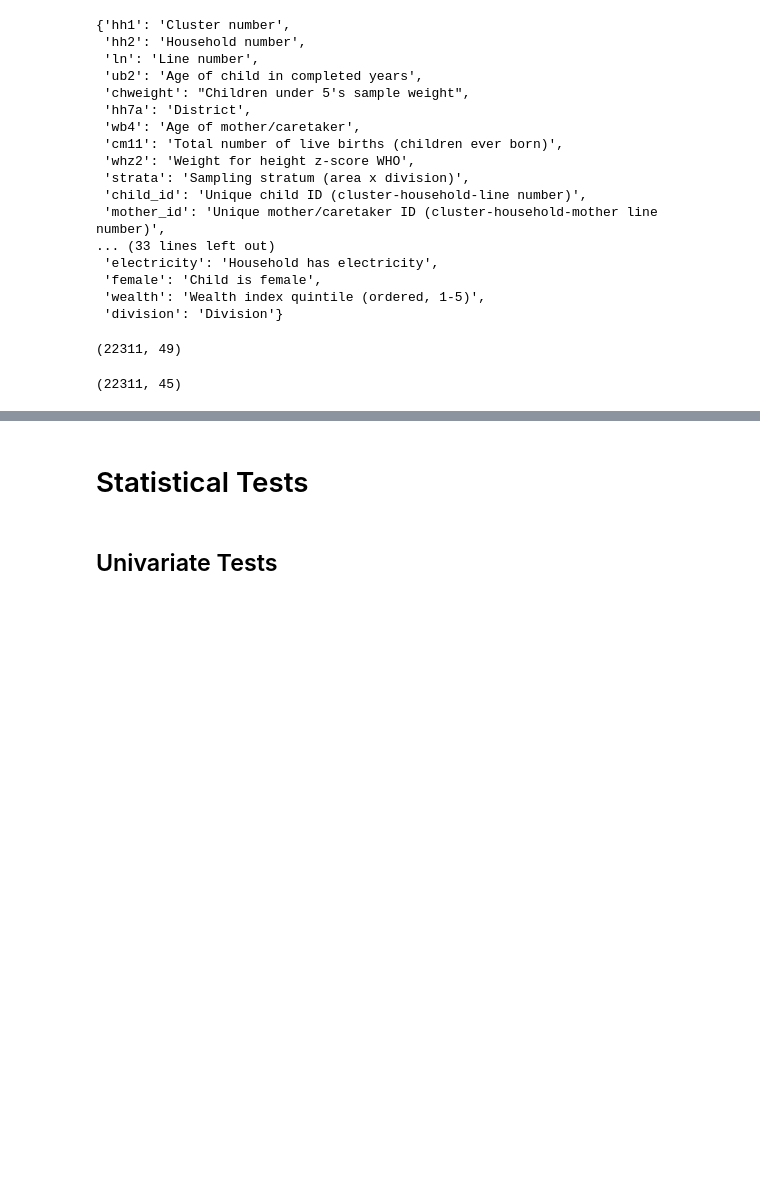
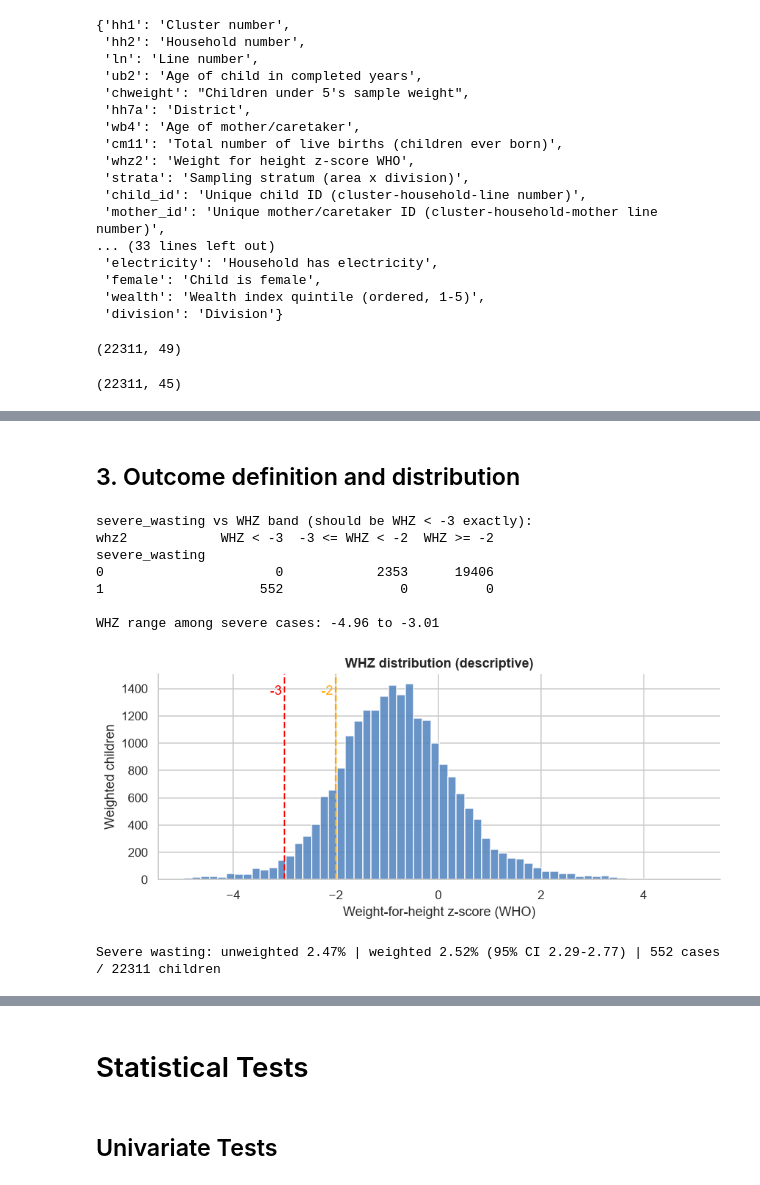
Before and after one commit to MJwd-Hasan/wasting_mics, a Jupyter notebook: eda.ipynb, the cells around one changed output, grey strips where cells are left out. Cells and saved outputs as stored; diff of their text form; code cells hidden in the pictures; blank space fills up the shorter version.

```diff
--- a/eda.ipynb
+++ b/eda.ipynb
@@ -125,0 +219,31 @@ df_clean.shape
+# %% [markdown]
+## 3. Outcome definition and distribution
+# %%
+# Verify the outcome coding against the (descriptive-only) weight-for-height z-score kept in the raw file.
+z = data.loc[df_clean.index if False else data.index, ["whz2", "severe_wasting", "wast_cat"]]
+print("severe_wasting vs WHZ band (should be WHZ < -3 exactly):")
+print(pd.crosstab(z.severe_wasting, pd.cut(z.whz2, [-np.inf, -3, -2, np.inf], right=False,
+                  labels=["WHZ < -3", "-3 <= WHZ < -2", "WHZ >= -2"])))
+print("\nWHZ range among severe cases:", z.loc[z.severe_wasting == 1, "whz2"].min(), "to", z.loc[z.severe_wasting == 1, "whz2"].max())
+# Weighted WHZ distribution with cut-offs (whz2 is NOT used as a predictor anywhere).
+w = data.loc[data.chweight > 0]
+fig, ax = plt.subplots(figsize=(8, 3.6))
+ax.hist(w.whz2, bins=60, weights=w.chweight, color="#4f81bd", alpha=.85)
+for x, c in [(-2, "orange"), (-3, "red")]:
+    ax.axvline(x, color=c, ls="--"); ax.text(x - .05, ax.get_ylim()[1] * .9, f"{x}", color=c, ha="right")
+ax.set_xlabel("Weight-for-height z-score (WHO)"); ax.set_ylabel("Weighted children"); ax.set_title("WHZ distribution (descriptive)")
+plt.tight_layout(); plt.show()
+# Prevalence of the three wasting endpoints.
+p = prev_by(df_clean.assign(all_=1), "all_")
+print("\nSevere wasting: unweighted %.2f%% | weighted %.2f%% (95%% CI %.2f-%.2f) | %d cases / %d children" % (
+    df_clean.severe_wasting.mean() * 100, p.est.iloc[0], p.lci.iloc[0], p.uci.iloc[0], p.cases.iloc[0], p.n.iloc[0]))
+# %% [output]
+severe_wasting vs WHZ band (should be WHZ < -3 exactly):
+whz2            WHZ < -3  -3 <= WHZ < -2  WHZ >= -2
+severe_wasting
+0                      0            2353      19406
+1                    552               0          0
+
+WHZ range among severe cases: -4.96 to -3.01
+[figure, added]
+Severe wasting: unweighted 2.47% | weighted 2.52% (95% CI 2.29-2.77) | 552 cases / 22311 children
```
Also changed, not shown: parts of 26 cells of this notebook, 15 other files.
